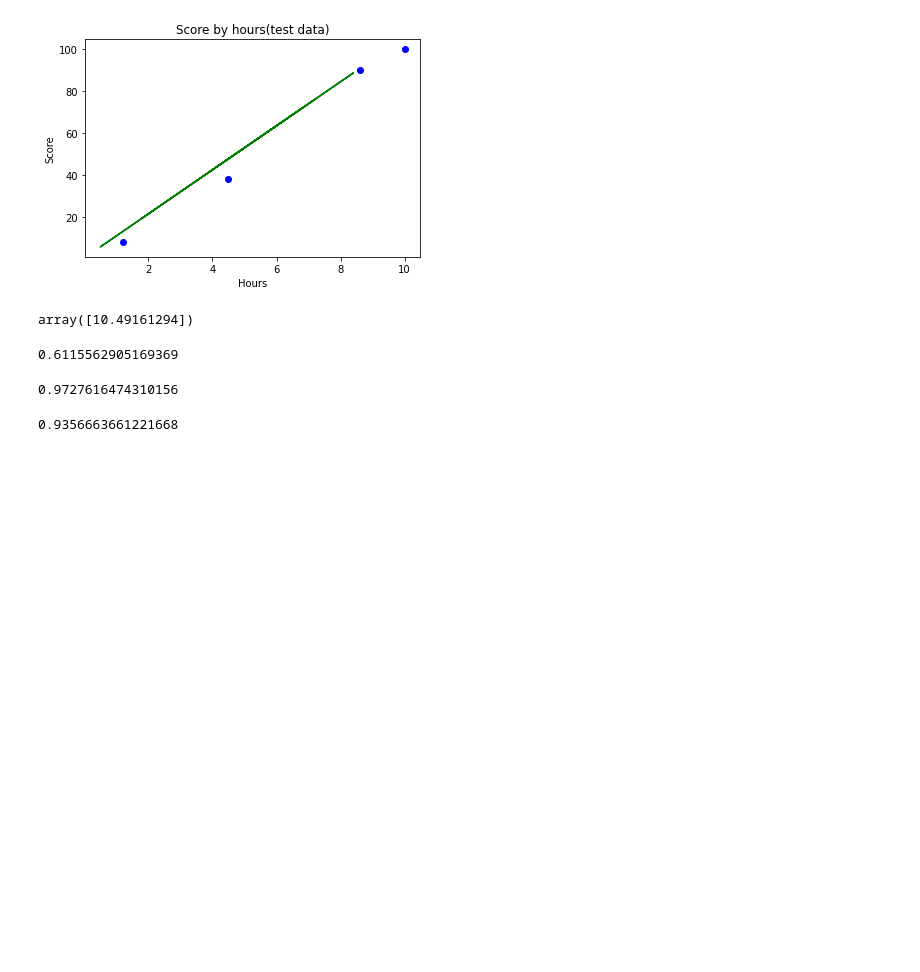
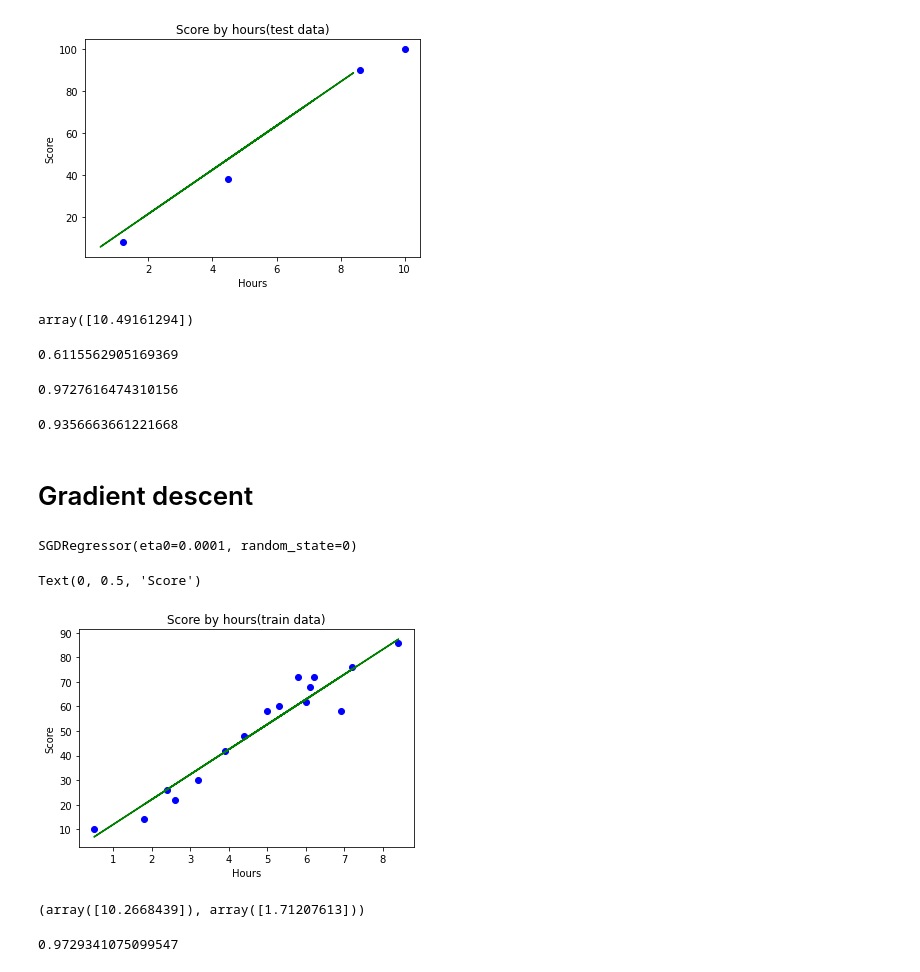
Before and after one commit to jhan-04/practice_learning, a Jupyter notebook: Linear_regression.ipynb, the cells around one changed output. Saved outputs shown, nothing was run; the diff lists cells and outputs as text; code cells hidden in the pictures; blank space fills up the shorter version.

```diff
--- a/Linear_regression.ipynb
+++ b/Linear_regression.ipynb
@@ -189,3 +189,29 @@ reg.score(x_test, y_test) #0부터 1사이의 값, 1에 갈수록 정확도 높
 reg.score(x_train, y_train)
 # %% [output]
 0.9356663661221668
+# %% [markdown]
+# Gradient descent
+# %%
+from sklearn.linear_model import SGDRegressor #SGD: stochastic gradient descent
+sr= SGDRegressor(max_iter=1000,eta0=1e-4,random_state=0,verbose=0) #max_iter=epoch횟수(훈련세트 반복횟숫), eta0=학습률(learning rate) verbose=1 (상태창출력)
+sr.fit(x_train,y_train)
+# %% [output]
+SGDRegressor(eta0=0.0001, random_state=0)
+# %%
+plt.scatter(x_train,y_train,color='b') #산점도
+plt.plot(x_train,sr.predict(x_train), color='g') #학습된 선
+plt.title('Score by hours(train data)')
+plt.xlabel('Hours')
+plt.ylabel('Score')
+# %% [output]
+Text(0, 0.5, 'Score')
+[figure, added]
+# %%
+sr.coef_ , sr.intercept_
+# %% [output]
+(array([10.2668439]), array([1.71207613]))
+# %%
+## 모델 평가
+sr.score(x_test, y_test) #0부터 1사이의 값, 1에 갈수록 정확도 높은 것
+# %% [output]
+0.9729341075099547
```
